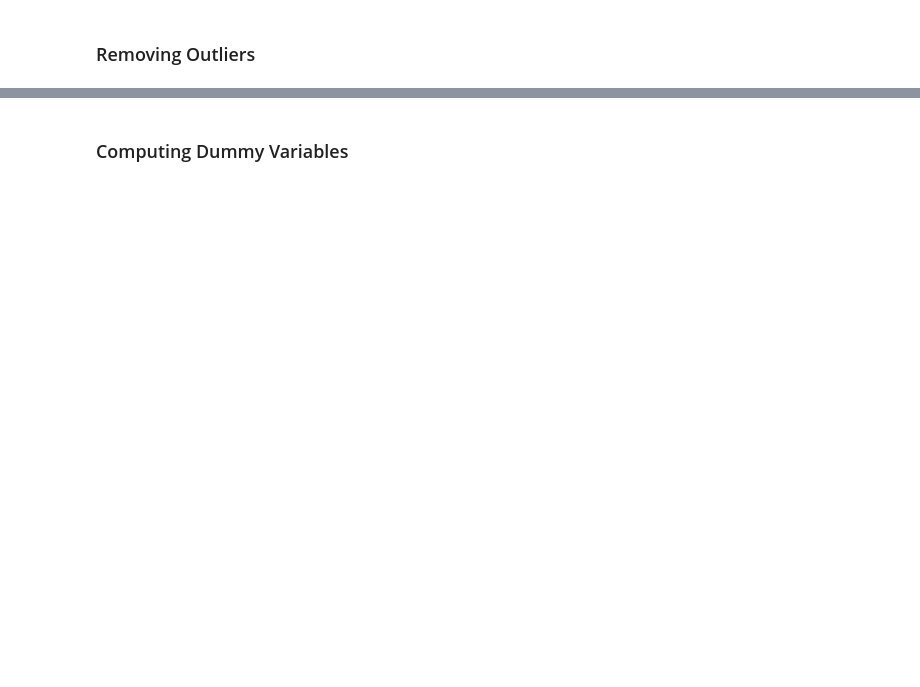
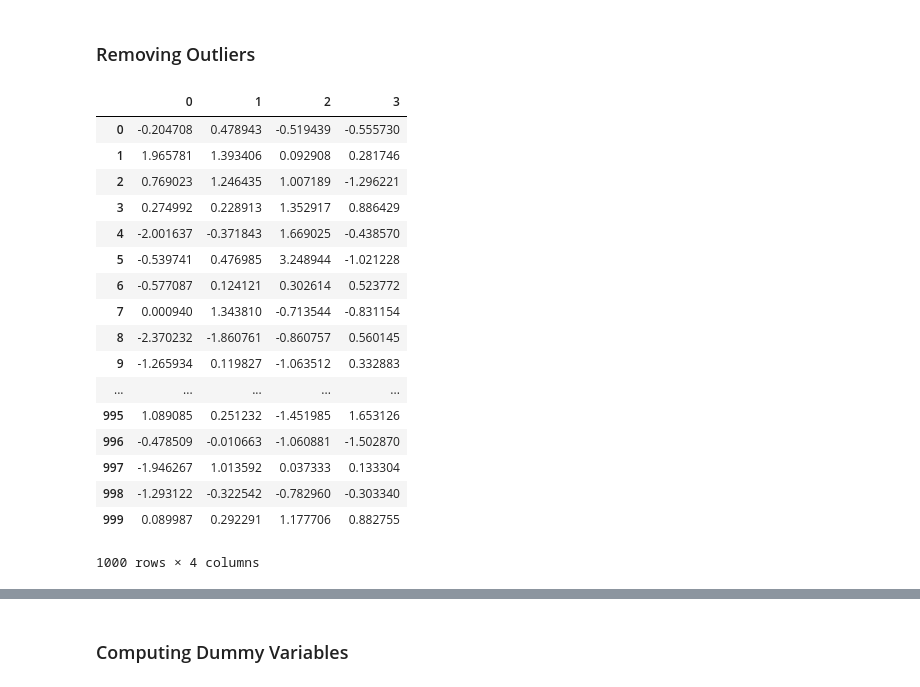
Before and after one commit to shafikamoni/ce599, a Jupyter notebook: 07-Data Wrangling/data-wrangling.ipynb, the cells around one changed output, grey strips where cells are left out. Cells and saved outputs as stored; diff of their text form; code cells hidden in the pictures; blank space fills up the shorter version.

```diff
--- a/07-Data Wrangling/data-wrangling.ipynb
+++ b/07-Data Wrangling/data-wrangling.ipynb
@@ -196,9 +407,29 @@ print(pd.value_counts(cats))
 # %%
 # Start by creating a dataframe with 4 columns of 1,000 random numbers
 # We'll use a fixed seed for the random number generator to get repeatable results
 np.random.seed(12345)
 data = pd.DataFrame(np.random.randn(1000, 4))
-data.describe()
+#data.describe()
+data
+# %% [output]
+|  | 0 | 1 | 2 | 3 |
+| 0 | -0.204708 | 0.478943 | -0.519439 | -0.555730 |
+| 1 | 1.965781 | 1.393406 | 0.092908 | 0.281746 |
+| 2 | 0.769023 | 1.246435 | 1.007189 | -1.296221 |
+| 3 | 0.274992 | 0.228913 | 1.352917 | 0.886429 |
+| 4 | -2.001637 | -0.371843 | 1.669025 | -0.438570 |
+| 5 | -0.539741 | 0.476985 | 3.248944 | -1.021228 |
+| 6 | -0.577087 | 0.124121 | 0.302614 | 0.523772 |
+| 7 | 0.000940 | 1.343810 | -0.713544 | -0.831154 |
+| 8 | -2.370232 | -1.860761 | -0.860757 | 0.560145 |
+| 9 | -1.265934 | 0.119827 | -1.063512 | 0.332883 |
+| ... | ... | ... | ... | ... |
+| 995 | 1.089085 | 0.251232 | -1.451985 | 1.653126 |
+| 996 | -0.478509 | -0.010663 | -1.060881 | -1.502870 |
+| 997 | -1.946267 | 1.013592 | 0.037333 | 0.133304 |
+| 998 | -1.293122 | -0.322542 | -0.782960 | -0.303340 |
+| 999 | 0.089987 | 0.292291 | 1.177706 | 0.882755 |
+1000 rows × 4 columns
 # %%
 # This identifies any values in column 3 with absolute values > 3
 col = data[3]
```
Also changed, not shown: parts of 42 cells of this notebook.
